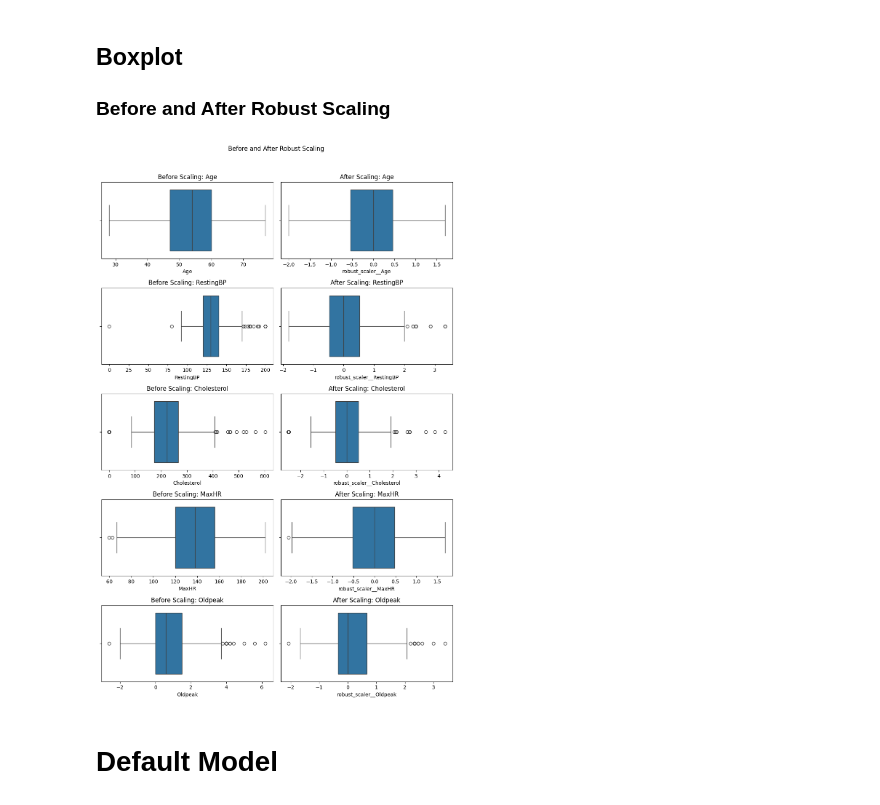
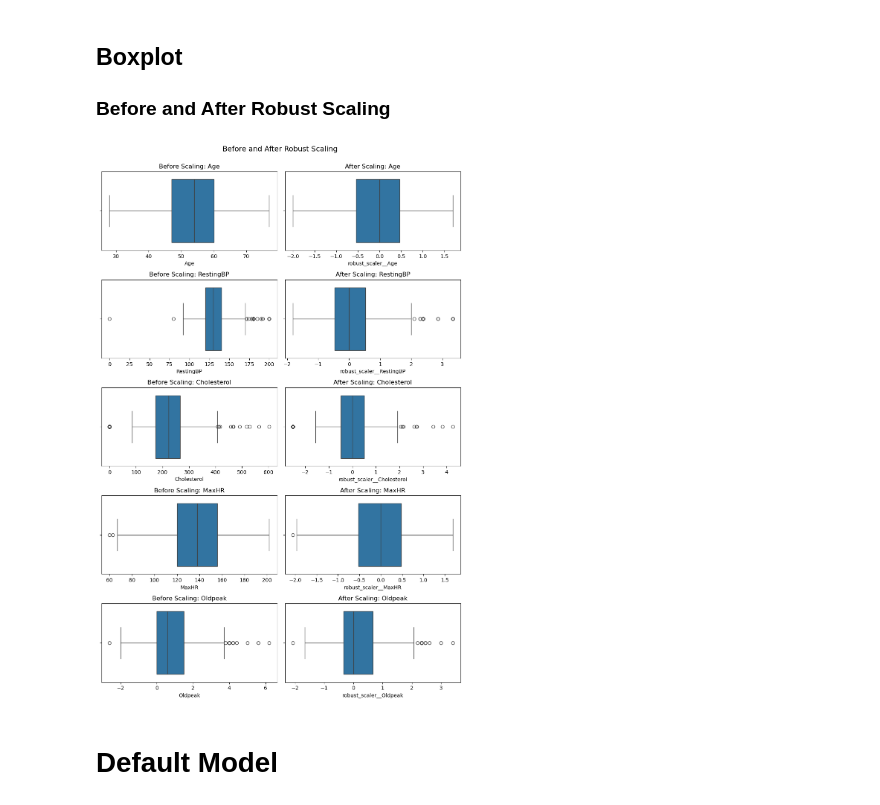
Before and after one commit to Prajwal-Luitel/Heart-Failure-Prediction, a Jupyter notebook: Heart_Disease_Prediction.ipynb, the cells around one changed output. Saved outputs shown, nothing was run; the diff lists cells and outputs as text; code cells hidden in the pictures.

```diff
--- a/Heart_Disease_Prediction.ipynb
+++ b/Heart_Disease_Prediction.ipynb
@@ -215,20 +217,20 @@ X_train
 # %%
 n = len(numerical_columns)
 fig, axes = plt.subplots(nrows=n, ncols=2, figsize=(10, 15))
 scaled_columns = X_train.columns[-len(numerical_columns):]
 
 for i in range(n):
     ax = axes[i,0]
     sns.boxplot(df[numerical_columns[i]], ax=axes[i,0], orient='h')
     axes[i,0].set_title(f"Before Scaling: {numerical_columns[i]}")
     sns.boxplot(X_train[scaled_columns[i]], ax=axes[i,1], orient='h')
     axes[i,1].set_title(f"After Scaling: {numerical_columns[i]}")
 
-plt.suptitle("Before and After Robust Scaling", y=1.02)
+plt.suptitle("Before and After Robust Scaling", y=1, fontsize=14)
 plt.tight_layout()
 plt.show()
 # %% [output]
-[figure, old version]
+[figure, new version]
 # %% [markdown]
 # Default Model
 # %% [markdown]
```
Also changed, not shown: parts of 27 cells of this notebook.
